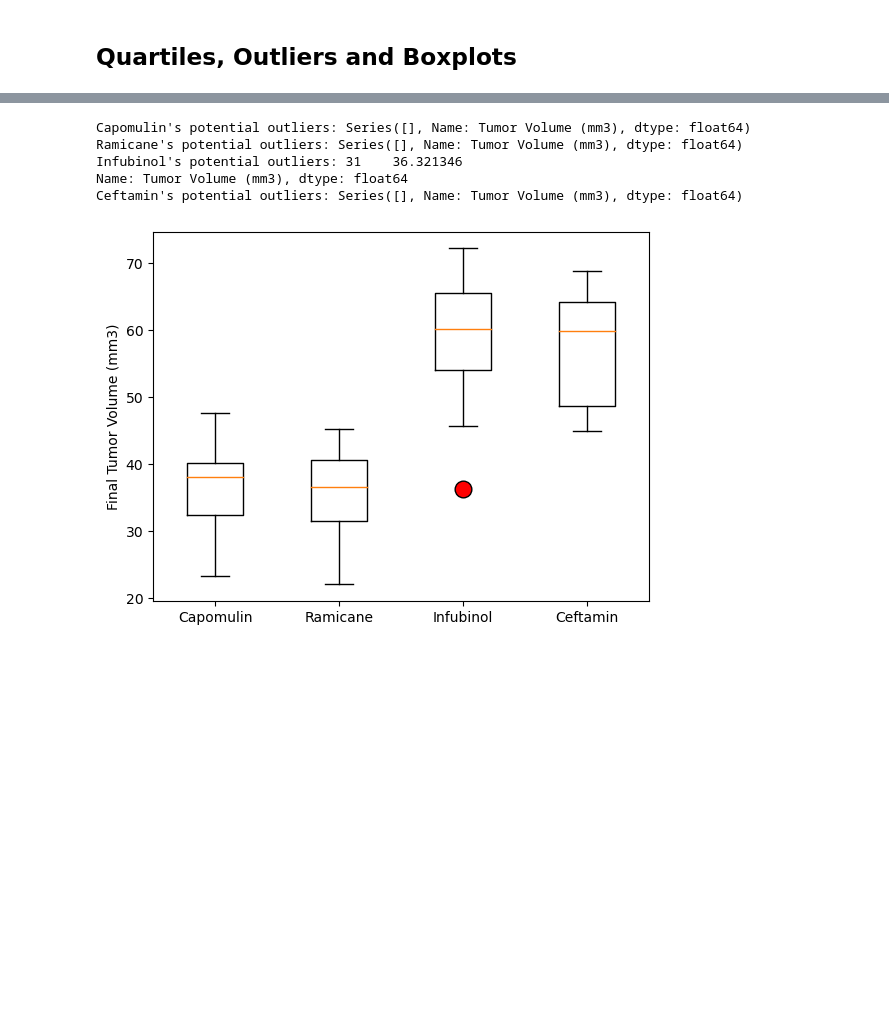
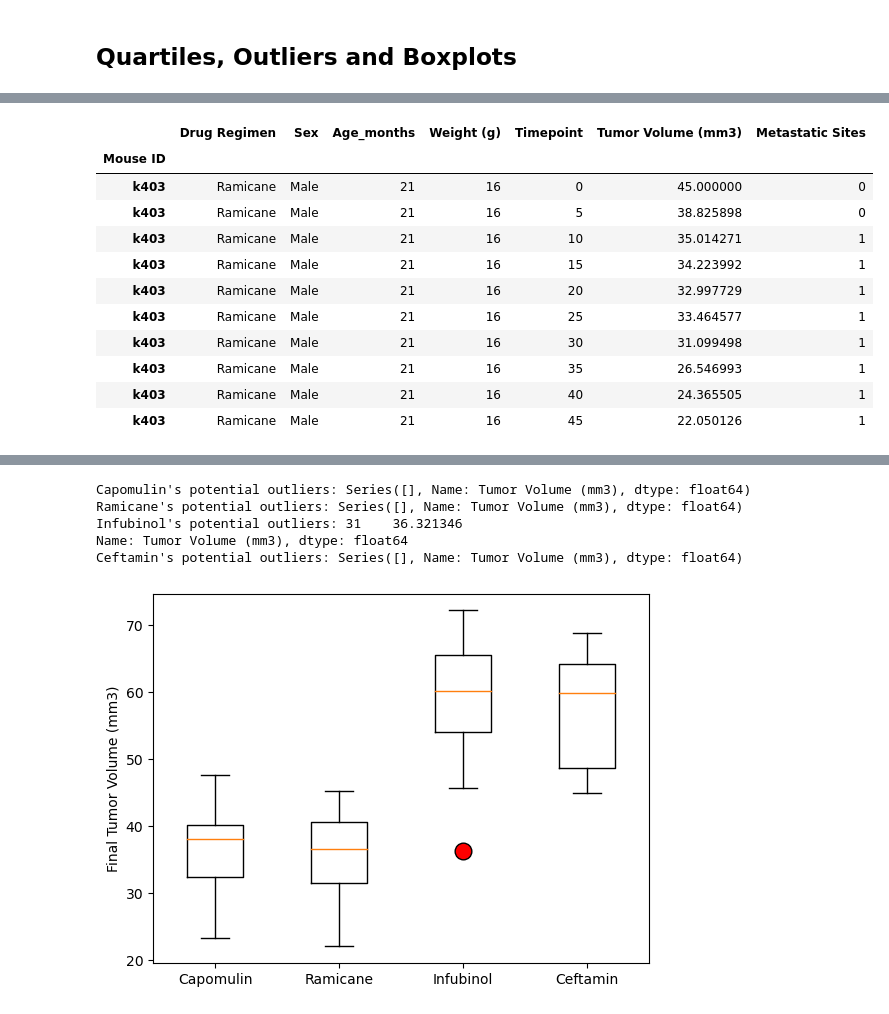
Before and after one commit to sloucel/Data_Visualization_Challenge, a Jupyter notebook: Pymaceuticals/pymaceuticals_starter.ipynb, the cells around one changed output, grey strips where cells are left out. Cells and saved outputs as stored; diff of their text form; code cells hidden in the pictures; blank space fills up the shorter version.

```diff
--- a/Pymaceuticals/pymaceuticals_starter.ipynb
+++ b/Pymaceuticals/pymaceuticals_starter.ipynb
@@ -329,0 +336,19 @@ Text(0.5, 1.0, 'Mice Sex _ Pyplot Pie')
+# %%
+# Filtering for the 4 drugs we want to analyze
+drugs_list = ['Capomulin', 'Ramicane', 'Infubinol', 'Ceftamin']
+selected_drug_df = copy_df[copy_df['Drug Regimen'].isin(drugs_list)]
+selected_drug_df.set_index('Mouse ID', inplace=True)
+selected_drug_df.head(10)
+# %% [output]
+|  | Drug Regimen | Sex | Age_months | Weight (g) | Timepoint | Tumor Volume (mm3) | Metastatic Sites |
+| Mouse ID |  |  |  |  |  |  |  |
+| k403 | Ramicane | Male | 21 | 16 | 0 | 45.000000 | 0 |
+| k403 | Ramicane | Male | 21 | 16 | 5 | 38.825898 | 0 |
+| k403 | Ramicane | Male | 21 | 16 | 10 | 35.014271 | 1 |
+| k403 | Ramicane | Male | 21 | 16 | 15 | 34.223992 | 1 |
+| k403 | Ramicane | Male | 21 | 16 | 20 | 32.997729 | 1 |
+| k403 | Ramicane | Male | 21 | 16 | 25 | 33.464577 | 1 |
+| k403 | Ramicane | Male | 21 | 16 | 30 | 31.099498 | 1 |
+| k403 | Ramicane | Male | 21 | 16 | 35 | 26.546993 | 1 |
+| k403 | Ramicane | Male | 21 | 16 | 40 | 24.365505 | 1 |
+| k403 | Ramicane | Male | 21 | 16 | 45 | 22.050126 | 1 |
```
Also changed, not shown: parts of 10 cells of this notebook, 2 other files.
